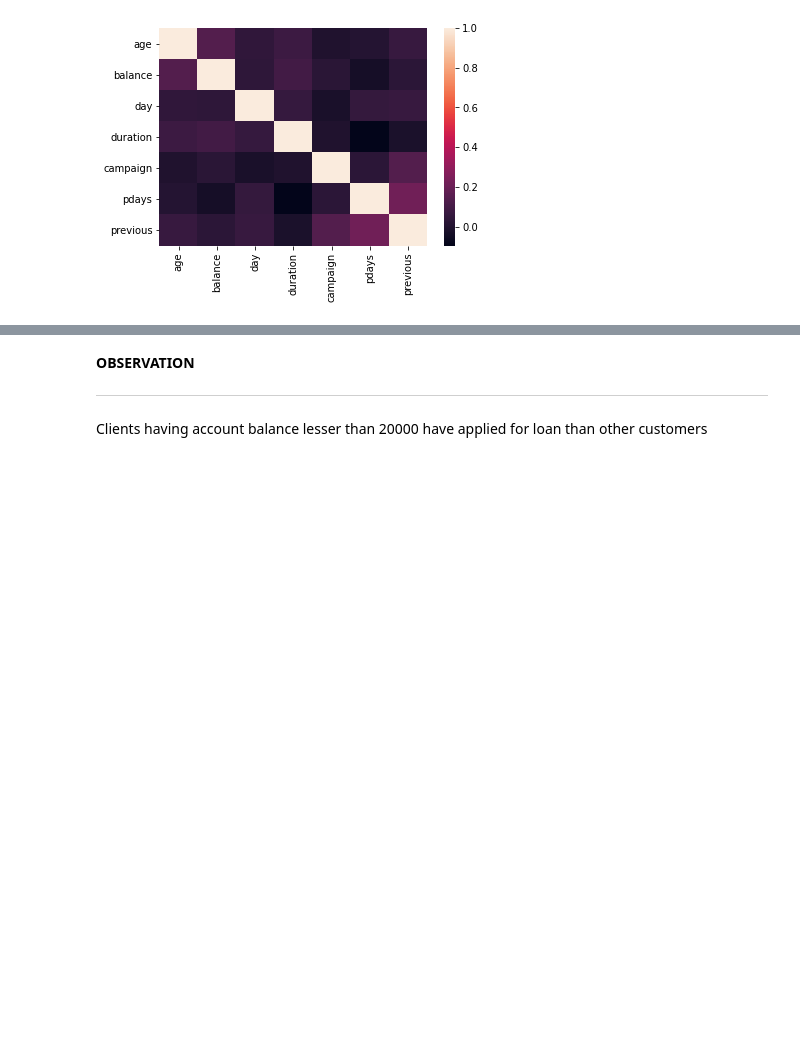
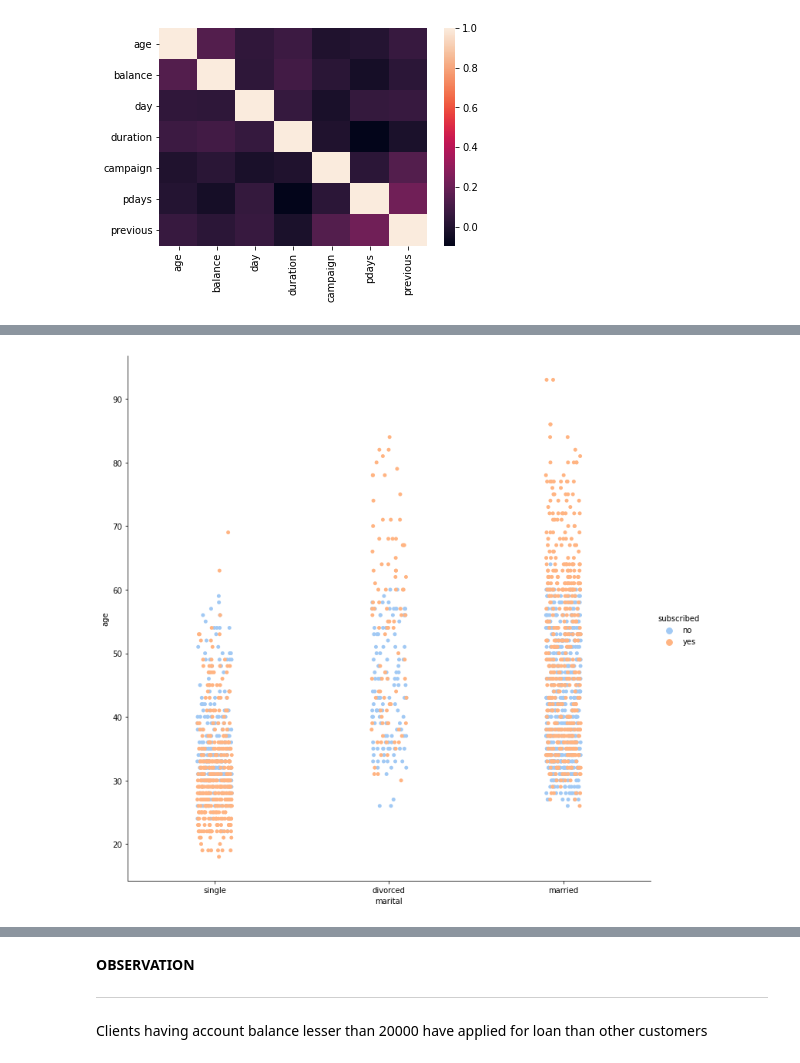
Before and after one commit to riyajoe/Data-Mining-Task, a Jupyter notebook: etivity1.ipynb, the cells around one changed output, grey strips where cells are left out. Saved outputs shown, nothing was run; the diff lists cells and outputs as text; code cells hidden in the pictures; blank space fills up the shorter version.

```diff
--- a/etivity1.ipynb
+++ b/etivity1.ipynb
@@ -156,0 +82,5 @@ plt.show()
+# %%
+ax=sns.catplot(x="marital",y="age",
+            palette="pastel",hue="subscribed", edgecolor=".8",data=df,height=10, aspect=1)
+# %% [output]
+[figure, added]
```
Also changed, not shown: parts of 49 cells of this notebook.
